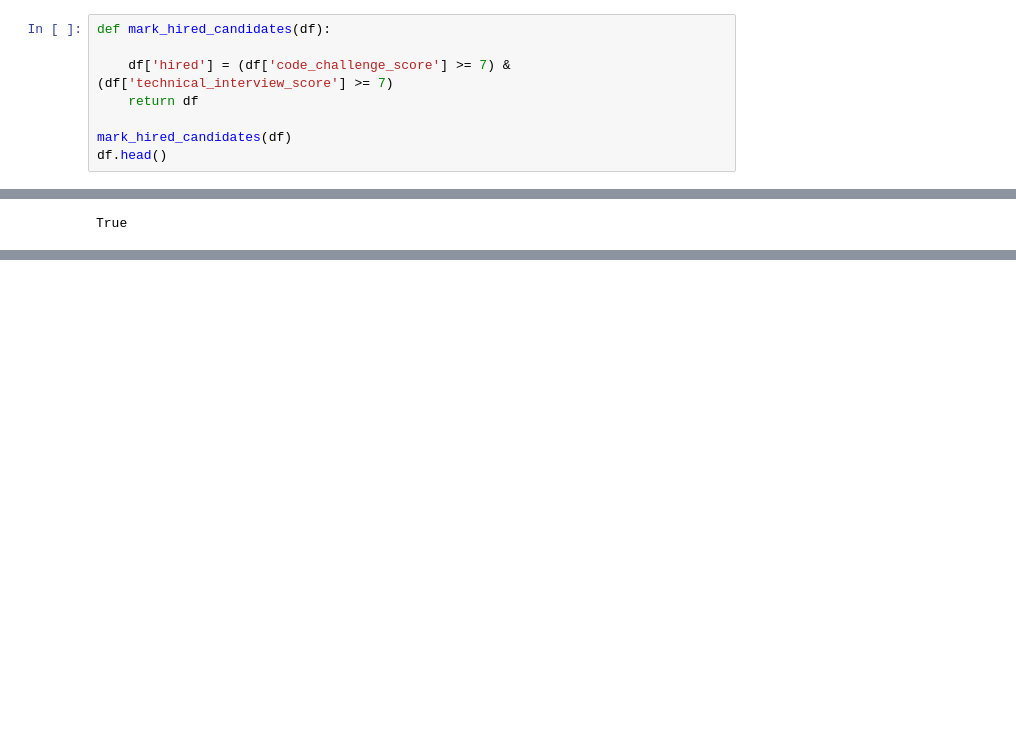
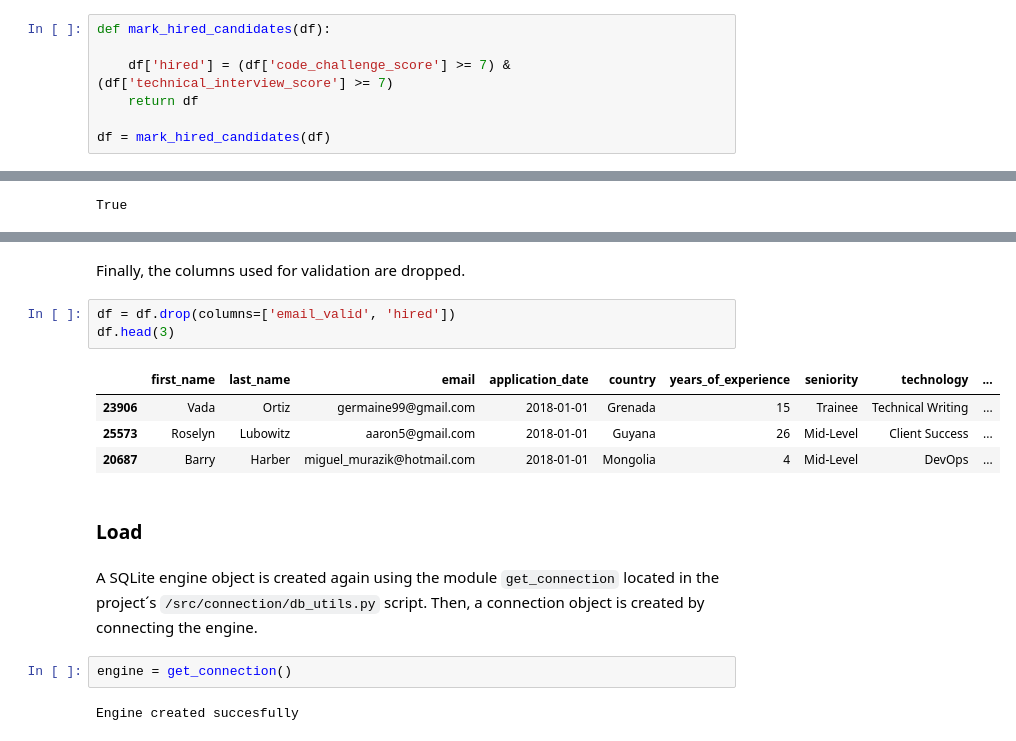
Before and after one commit to ntlg72/etl-ws-1, a Jupyter notebook: notebooks/001_tl.ipynb, the cells around one changed output, grey strips where cells are left out. Drawn from its saved outputs; the diff is of its cells as text; blank space fills up the shorter version.

```diff
--- a/notebooks/001_tl.ipynb
+++ b/notebooks/001_tl.ipynb
@@ -87,5 +87,4 @@ def mark_hired_candidates(df):
     df['hired'] = (df['code_challenge_score'] >= 7) & (df['technical_interview_score'] >= 7)
     return df
 
-mark_hired_candidates(df)
-df.head()
+df = mark_hired_candidates(df)
@@ -376,0 +307,18 @@ process_candidate_uniqueness(df)
+# %% [markdown]
+Finally, the columns used for validation are dropped.
+# %%
+df = df.drop(columns=['email_valid', 'hired'])
+df.head(3)
+# %% [output]
+|  | first_name | last_name | email | application_date | country | years_of_experience | seniority | technology | ... |
+| 23906 | Vada | Ortiz | germaine99@gmail.com | 2018-01-01 | Grenada | 15 | Trainee | Technical Writing | ... |
+| 25573 | Roselyn | Lubowitz | aaron5@gmail.com | 2018-01-01 | Guyana | 26 | Mid-Level | Client Success | ... |
+| 20687 | Barry | Harber | miguel_murazik@hotmail.com | 2018-01-01 | Mongolia | 4 | Mid-Level | DevOps | ... |
+# %% [markdown]
+### Load
+# %% [markdown]
+A SQLite engine object is created again using the module `get_connection` located in the project´s `/src/connection/db_utils.py` script. Then, a connection object is created by connecting the engine.
+# %%
+engine = get_connection()
+# %% [output]
+Engine created succesfully
```
Also changed, not shown: parts of 20 cells of this notebook.
